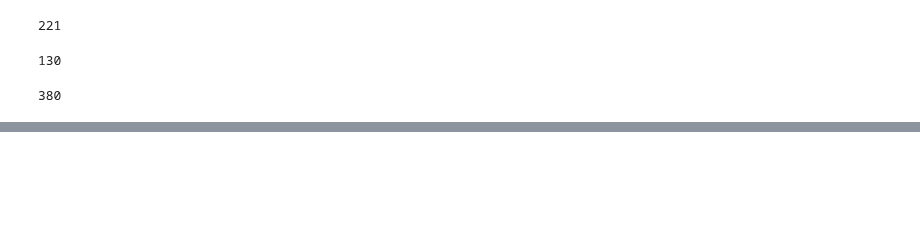
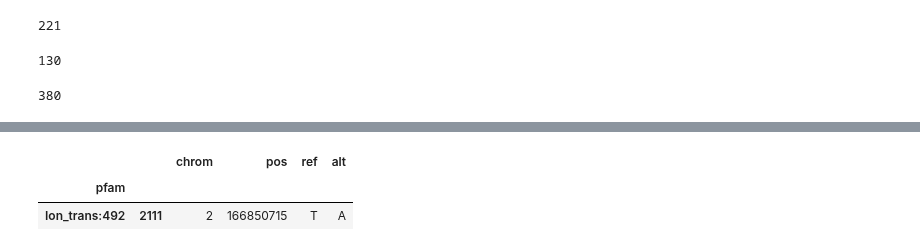
Before and after one commit to samesense/pathopredictor, a Jupyter notebook: notebooks/pure-domains.ipynb, the cells around one changed output, grey strips where cells are left out. Cells and saved outputs as stored; diff of their text form; code cells hidden in the pictures; blank space fills up the shorter version.

```diff
--- a/notebooks/pure-domains.ipynb
+++ b/notebooks/pure-domains.ipynb
@@ -151,0 +166,9 @@ len(df_x)
+# %%
+cc = ['chrom','pos','ref','alt']
+fn = lambda obj: obj.loc[numpy.random.choice(obj.index, 1), cc]
+y_shit = df_x.groupby('pfam').apply(fn)
+y_shit[y_shit.pos==166850715]
+# %% [output]
+|  |  | chrom | pos | ref | alt |
+| pfam |  |  |  |  |  |
+| Ion_trans:492 | 2111 | 2 | 166850715 | T | A |
```
Also changed, not shown: parts of 8 cells of this notebook.
